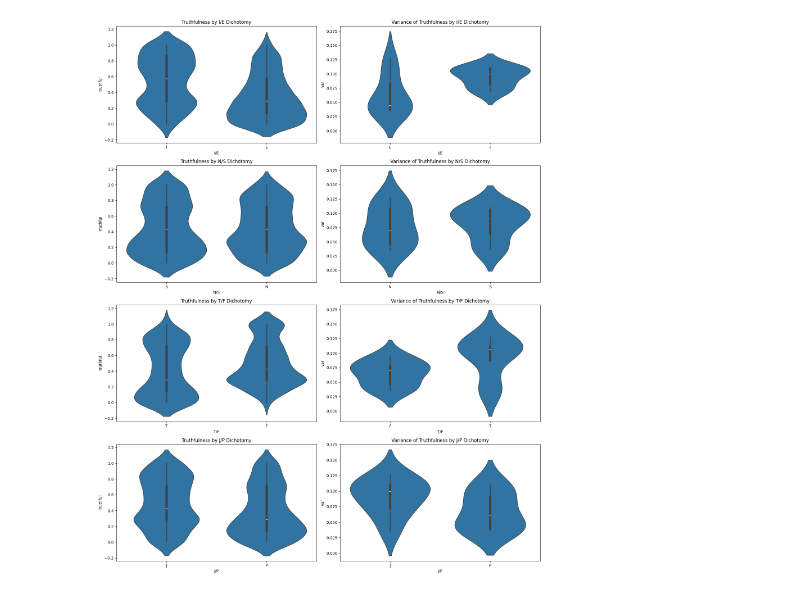
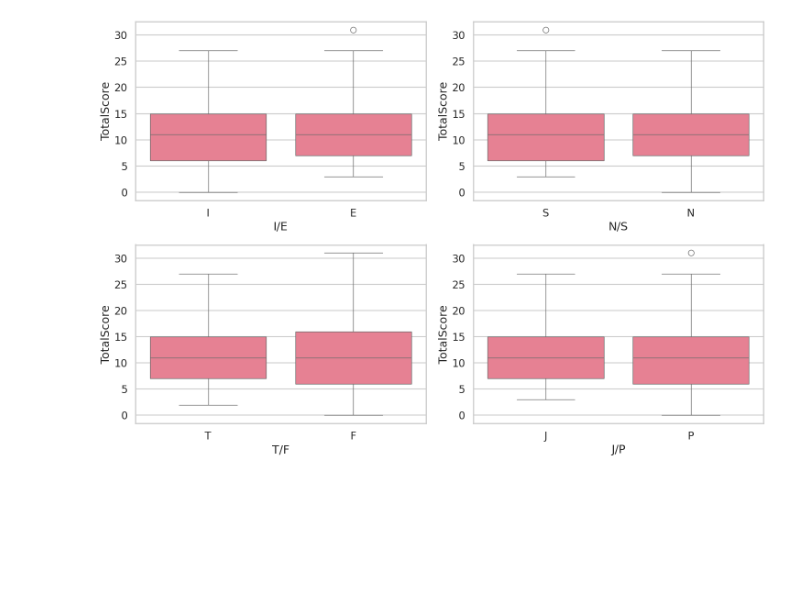
Before and after one commit to mathislindner/Multi-Agent-LLM-Game-Theory, a Jupyter notebook: plot_variance.ipynb, the cells around one changed output. Saved outputs shown, nothing was run; the diff lists cells and outputs as text; code cells hidden in the pictures; blank space fills up the shorter version.

Commit message:
plotted some variance

```diff
--- a/plot_variance.ipynb
+++ b/plot_variance.ipynb
@@ -3,10 +3,11 @@ import pandas as pd
 import matplotlib.pyplot as plt
 import seaborn as sns
 import ast
-
+import os
 path = "/cluster/home/mlindner/Github/master_thesis_project/src/data/outputs"
+plots_path = "/cluster/home/mlindner/Github/master_thesis_project/src/data/outputs/plots/stability_PD/"
+keep_games = ["prisoners"]
 # %%
-import os
 dfs = []
 game_names = []
 game_id = []
@@ -23,8 +24,9 @@ for file in os.listdir(path):
             df['GameName'] = game_names[i]
             df['GameID'] = game_id[i]
 df = pd.concat(dfs, ignore_index=True)
-#remove column "Unnamed: 0"
-df = df.drop(columns=["Unnamed: 0"])
+df = df.loc[:, ~df.columns.str.startswith('Unnamed')]
+df = df[df['GameName'].isin(keep_games)]
+
 
 df['agent_1_cumulative_scores'] = df['agent_1_scores'].apply(lambda x: [0] + list(pd.Series(x).cumsum()))
 df['agent_2_cumulative_scores'] = df['agent_2_scores'].apply(lambda x: [0] + list(pd.Series(x).cumsum()))
@@ -90,4 +92,4 @@ df_agents['N/S'] = df_agents['Personality'].apply(lambda x: 'N' if x[1] == 'N' e
 df_agents['T/F'] = df_agents['Personality'].apply(lambda x: 'T' if x[2] == 'T' else 'F' if x not in nonmbti else None)
 df_agents['J/P'] = df_agents['Personality'].apply(lambda x: 'J' if x[3] == 'J' else 'P' if x not in nonmbti else None)
 
-df
+df_agents.to_csv("/cluster/home/mlindner/Github/master_thesis_project/src/data/outputs/plots/stability_PD/stability_PD.csv", index=False)
@@ -108,3 +96,3 @@ df
 # %%
-df_agents["total_score"] = df_agents["Scores"].apply(lambda x: sum(x))
-df_agents["truthfullness"] = df_agents["Truthful"].apply(lambda x: sum(x)/len(x) if len(x) > 0 else 0)
+df_agents["TotalScore"] = df_agents["CumulativeScores"].apply(lambda x: x[-1])
+df_agents["Truthfullness"] = df_agents["Truthful"].apply(lambda x: sum(x)/len(x) if len(x) > 0 else 0)
@@ -121,40 +99,15 @@ print(mean_scores)
-# %%
-# Convert 'Truthful' lists to numerical values (proportion of True values)
-df_agents['Truthful'] = df_agents['Truthful'].apply(lambda x: sum(x) / len(x) if isinstance(x, list) else x)
-
-# Calculate mean and variance of truthfulness by dichotomy
-truthfulness_stats = df_agents.groupby(['I/E', 'N/S', 'T/F', 'J/P'])['Truthful'].agg(['mean', 'var']).reset_index()
-
-# Plot the mean and variance using violin plots
-fig, axes = plt.subplots(4, 2, figsize=(16, 20))
-
-# Mean plots
-sns.violinplot(data=df_agents, x='I/E', y='Truthful', ax=axes[0, 0])
-axes[0, 0].set_title('Truthfulness by I/E Dichotomy')
-
-sns.violinplot(data=df_agents, x='N/S', y='Truthful', ax=axes[1, 0])
-axes[1, 0].set_title('Truthfulness by N/S Dichotomy')
-
-sns.violinplot(data=df_agents, x='T/F', y='Truthful', ax=axes[2, 0])
-axes[2, 0].set_title('Truthfulness by T/F Dichotomy')
-
-sns.violinplot(data=df_agents, x='J/P', y='Truthful', ax=axes[3, 0])
-axes[3, 0].set_title('Truthfulness by J/P Dichotomy')
-
-# Variance plots
-sns.violinplot(data=truthfulness_stats, x='I/E', y='var', ax=axes[0, 1])
-axes[0, 1].set_title('Variance of Truthfulness by I/E Dichotomy')
-
-sns.violinplot(data=truthfulness_stats, x='N/S', y='var', ax=axes[1, 1])
-axes[1, 1].set_title('Variance of Truthfulness by N/S Dichotomy')
-
-sns.violinplot(data=truthfulness_stats, x='T/F', y='var', ax=axes[2, 1])
-axes[2, 1].set_title('Variance of Truthfulness by T/F Dichotomy')
-
-sns.violinplot(data=truthfulness_stats, x='J/P', y='var', ax=axes[3, 1])
-axes[3, 1].set_title('Variance of Truthfulness by J/P Dichotomy')
-
-plt.tight_layout()
-plt.show()
-# %% [output]
-[figure, removed]
+# %%
+#plot score on y-axis and row on x-axis for individual dichotomies
+sns.set(style="whitegrid")
+sns.set_context("talk")
+sns.set_palette("husl")
+fig, axs = plt.subplots(2, 2, figsize=(15, 10))
+sns.boxplot(x='I/E', y='TotalScore', data=df_agents, ax=axs[0, 0])
+sns.boxplot(x='N/S', y='TotalScore', data=df_agents, ax=axs[0, 1])
+sns.boxplot(x='T/F', y='TotalScore', data=df_agents, ax=axs[1, 0])
+sns.boxplot(x='J/P', y='TotalScore', data=df_agents, ax=axs[1, 1])
+plt.tight_layout()
+plt.savefig(plots_path + "score_per_dichotomy.png")
+plt.show()
+# %% [output]
+[figure, added]
```
Also changed, not shown: parts of 4 cells of this notebook, 2 other files.
